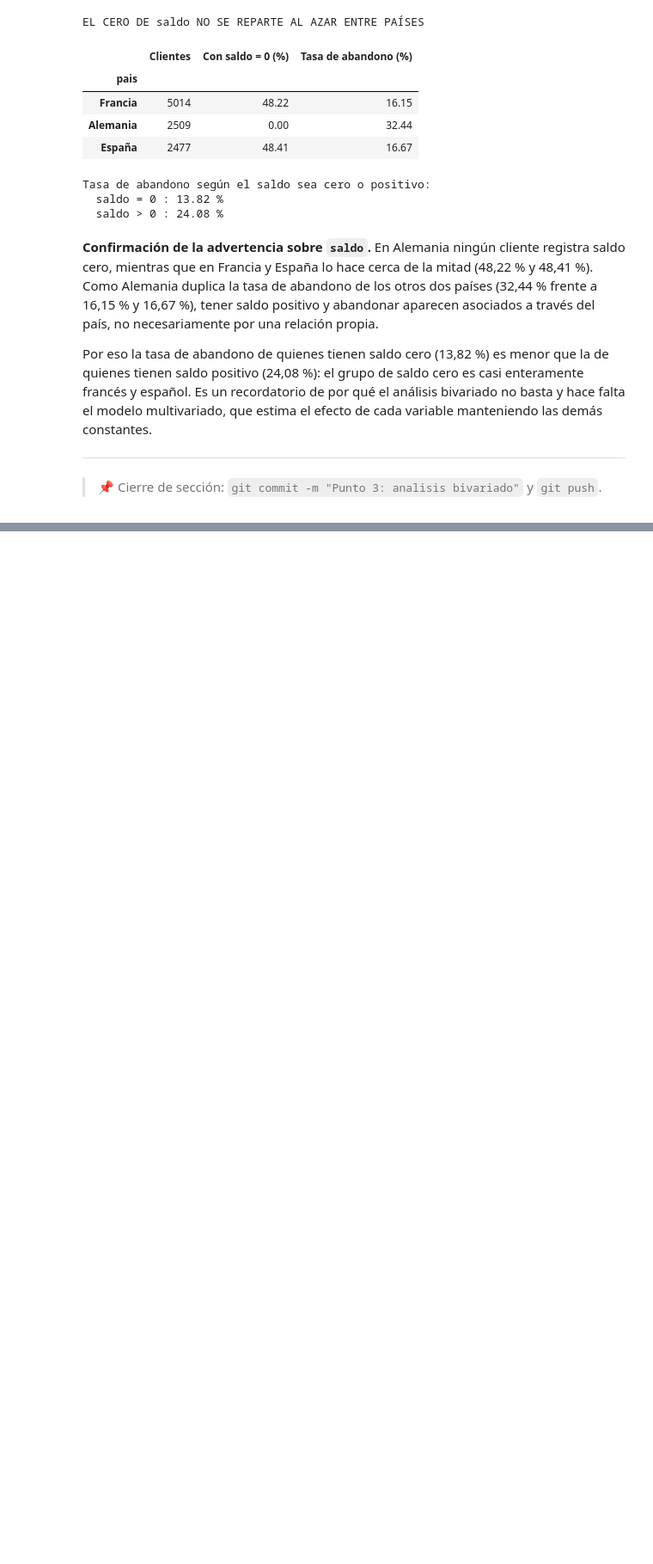
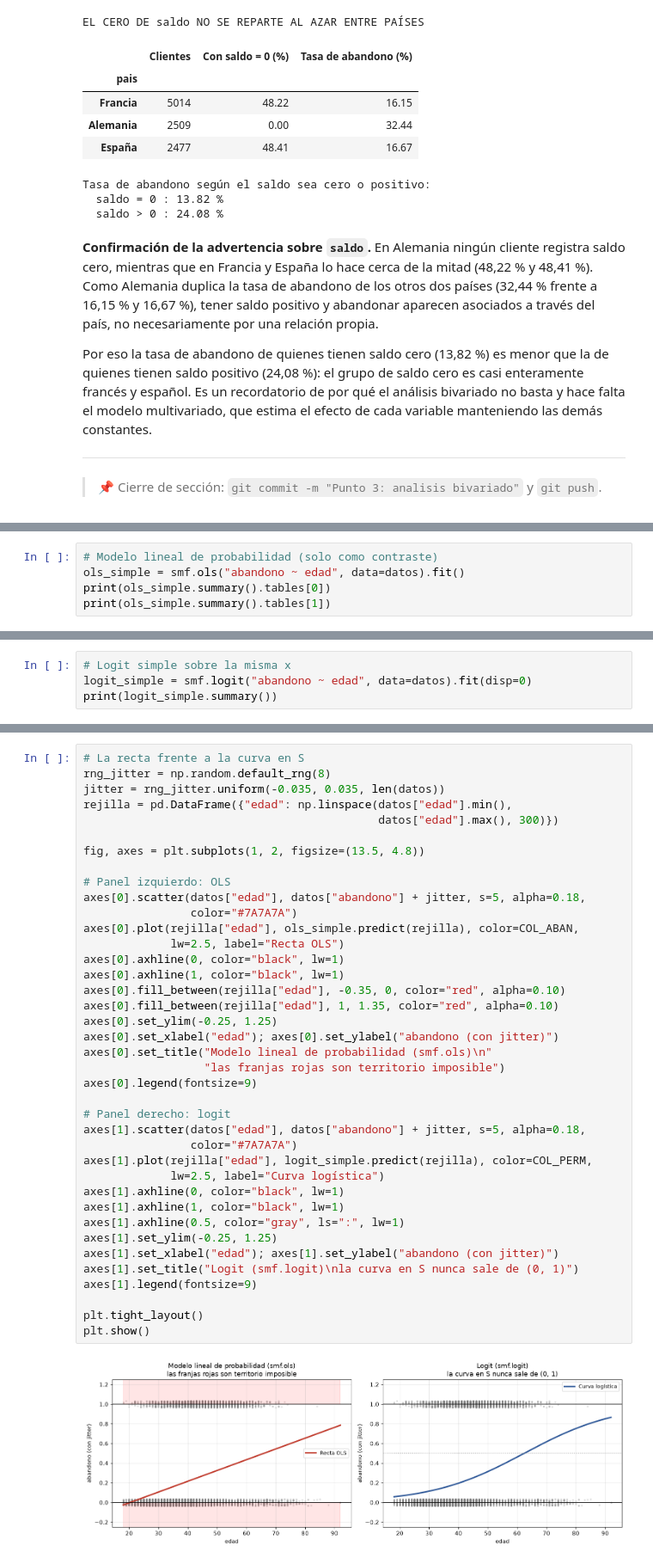
Before and after one commit to PapiNickie/taller-abandono-producto-20262, a Jupyter notebook: Taller_Abandono_Producto_Financiero.ipynb, the cells around one changed output, grey strips where cells are left out. Shown at 86% size. Cells and saved outputs as stored; diff of their text form; blank space fills up the shorter version.

Commit message:
Punto 4: de la recta al logit

```diff
--- a/Taller_Abandono_Producto_Financiero.ipynb
+++ b/Taller_Abandono_Producto_Financiero.ipynb
@@ -757,0 +766,5 @@ estima el efecto de cada variable manteniendo las demás constantes.
+# %%
+# Modelo lineal de probabilidad (solo como contraste)
+ols_simple = smf.ols("abandono ~ edad", data=datos).fit()
+print(ols_simple.summary().tables[0])
+print(ols_simple.summary().tables[1])
@@ -757,0 +820,4 @@ estima el efecto de cada variable manteniendo las demás constantes.
+# %%
+# Logit simple sobre la misma x
+logit_simple = smf.logit("abandono ~ edad", data=datos).fit(disp=0)
+print(logit_simple.summary())
@@ -757,0 +875,41 @@ estima el efecto de cada variable manteniendo las demás constantes.
+# %%
+# La recta frente a la curva en S
+rng_jitter = np.random.default_rng(8)
+jitter = rng_jitter.uniform(-0.035, 0.035, len(datos))
+rejilla = pd.DataFrame({"edad": np.linspace(datos["edad"].min(),
+                                            datos["edad"].max(), 300)})
+
+fig, axes = plt.subplots(1, 2, figsize=(13.5, 4.8))
+
+# Panel izquierdo: OLS
+axes[0].scatter(datos["edad"], datos["abandono"] + jitter, s=5, alpha=0.18,
+                color="#7A7A7A")
+axes[0].plot(rejilla["edad"], ols_simple.predict(rejilla), color=COL_ABAN,
+             lw=2.5, label="Recta OLS")
+axes[0].axhline(0, color="black", lw=1)
+axes[0].axhline(1, color="black", lw=1)
+axes[0].fill_between(rejilla["edad"], -0.35, 0, color="red", alpha=0.10)
+axes[0].fill_between(rejilla["edad"], 1, 1.35, color="red", alpha=0.10)
+axes[0].set_ylim(-0.25, 1.25)
+axes[0].set_xlabel("edad"); axes[0].set_ylabel("abandono (con jitter)")
+axes[0].set_title("Modelo lineal de probabilidad (smf.ols)\n"
+                  "las franjas rojas son territorio imposible")
+axes[0].legend(fontsize=9)
+
+# Panel derecho: logit
+axes[1].scatter(datos["edad"], datos["abandono"] + jitter, s=5, alpha=0.18,
+                color="#7A7A7A")
+axes[1].plot(rejilla["edad"], logit_simple.predict(rejilla), color=COL_PERM,
+             lw=2.5, label="Curva logística")
+axes[1].axhline(0, color="black", lw=1)
+axes[1].axhline(1, color="black", lw=1)
+axes[1].axhline(0.5, color="gray", ls=":", lw=1)
+axes[1].set_ylim(-0.25, 1.25)
+axes[1].set_xlabel("edad"); axes[1].set_ylabel("abandono (con jitter)")
+axes[1].set_title("Logit (smf.logit)\nla curva en S nunca sale de (0, 1)")
+axes[1].legend(fontsize=9)
+
+plt.tight_layout()
+plt.show()
+# %% [output]
+[figure, added]
```
Also changed, not shown: parts of 7 cells of this notebook.
